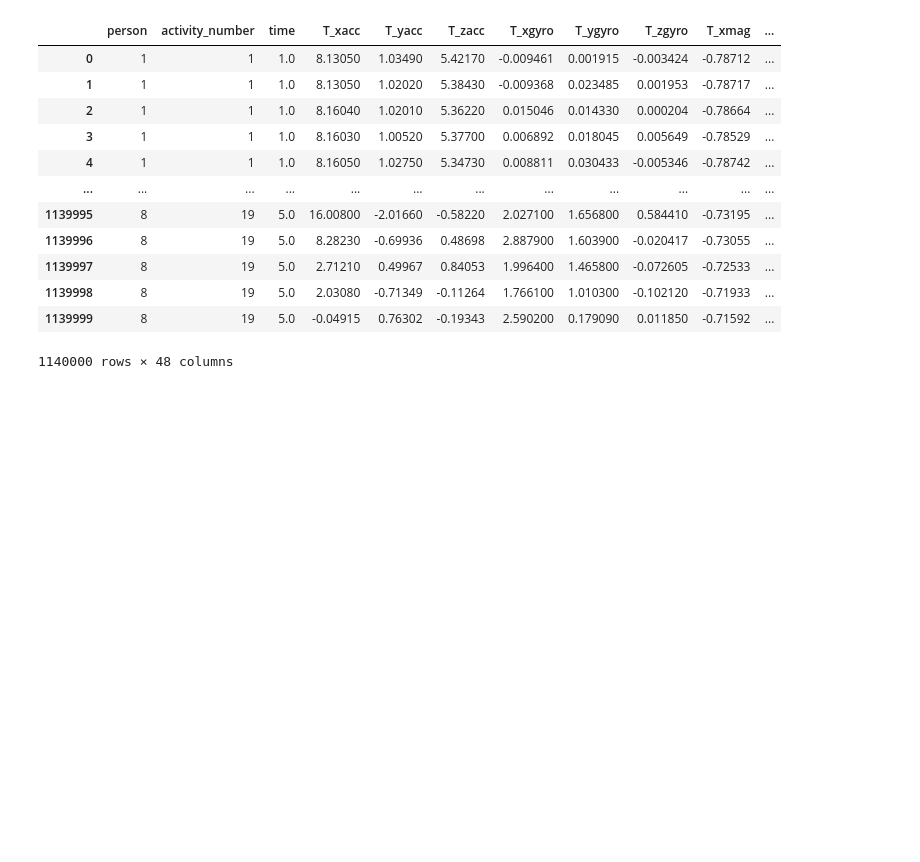
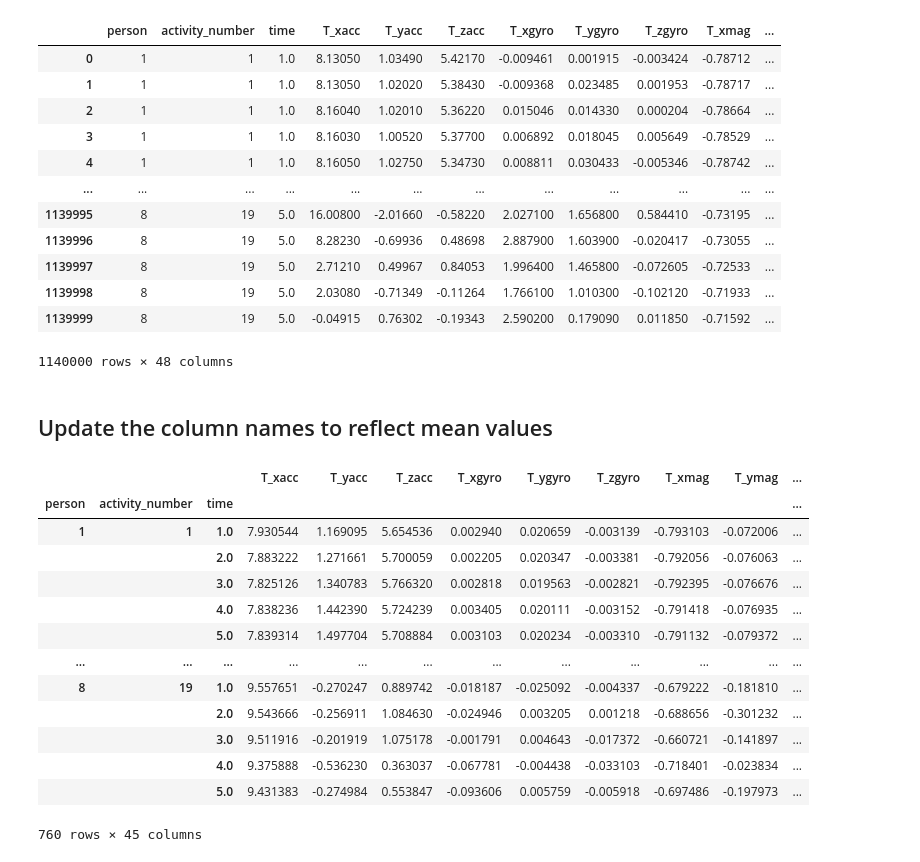
Before and after one commit to egitit/Predicitng_Activities_from_Motion_Data, a Jupyter notebook: feature_engineering/time_reassignment.ipynb, the cells around one changed output. Cells and saved outputs as stored; diff of their text form; code cells hidden in the pictures; blank space fills up the shorter version.

```diff
--- a/feature_engineering/time_reassignment.ipynb
+++ b/feature_engineering/time_reassignment.ipynb
@@ -46,2 +46,2 @@ df
 # %%
-test = df.groupby(['person', 'activity_number', 'time']).mean()
+means_df = df.groupby(['person', 'activity_number', 'time']).mean()
@@ -49,0 +48,19 @@ test.to_csv('grouped_data.csv')
+# %% [markdown]
+## Update the column names to reflect mean values
+# %%
+means_df
+# %% [output]
+|  |  |  | T_xacc | T_yacc | T_zacc | T_xgyro | T_ygyro | T_zgyro | T_xmag | T_ymag | ... |
+| person | activity_number | time |  |  |  |  |  |  |  |  | ... |
+| 1 | 1 | 1.0 | 7.930544 | 1.169095 | 5.654536 | 0.002940 | 0.020659 | -0.003139 | -0.793103 | -0.072006 | ... |
+|  |  | 2.0 | 7.883222 | 1.271661 | 5.700059 | 0.002205 | 0.020347 | -0.003381 | -0.792056 | -0.076063 | ... |
+|  |  | 3.0 | 7.825126 | 1.340783 | 5.766320 | 0.002818 | 0.019563 | -0.002821 | -0.792395 | -0.076676 | ... |
+|  |  | 4.0 | 7.838236 | 1.442390 | 5.724239 | 0.003405 | 0.020111 | -0.003152 | -0.791418 | -0.076935 | ... |
+|  |  | 5.0 | 7.839314 | 1.497704 | 5.708884 | 0.003103 | 0.020234 | -0.003310 | -0.791132 | -0.079372 | ... |
+| ... | ... | ... | ... | ... | ... | ... | ... | ... | ... | ... | ... |
+| 8 | 19 | 1.0 | 9.557651 | -0.270247 | 0.889742 | -0.018187 | -0.025092 | -0.004337 | -0.679222 | -0.181810 | ... |
+|  |  | 2.0 | 9.543666 | -0.256911 | 1.084630 | -0.024946 | 0.003205 | 0.001218 | -0.688656 | -0.301232 | ... |
+|  |  | 3.0 | 9.511916 | -0.201919 | 1.075178 | -0.001791 | 0.004643 | -0.017372 | -0.660721 | -0.141897 | ... |
+|  |  | 4.0 | 9.375888 | -0.536230 | 0.363037 | -0.067781 | -0.004438 | -0.033103 | -0.718401 | -0.023834 | ... |
+|  |  | 5.0 | 9.431383 | -0.274984 | 0.553847 | -0.093606 | 0.005759 | -0.005918 | -0.697486 | -0.197973 | ... |
+760 rows × 45 columns
```
Also changed, not shown: parts of 8 cells of this notebook, 2 other files.
